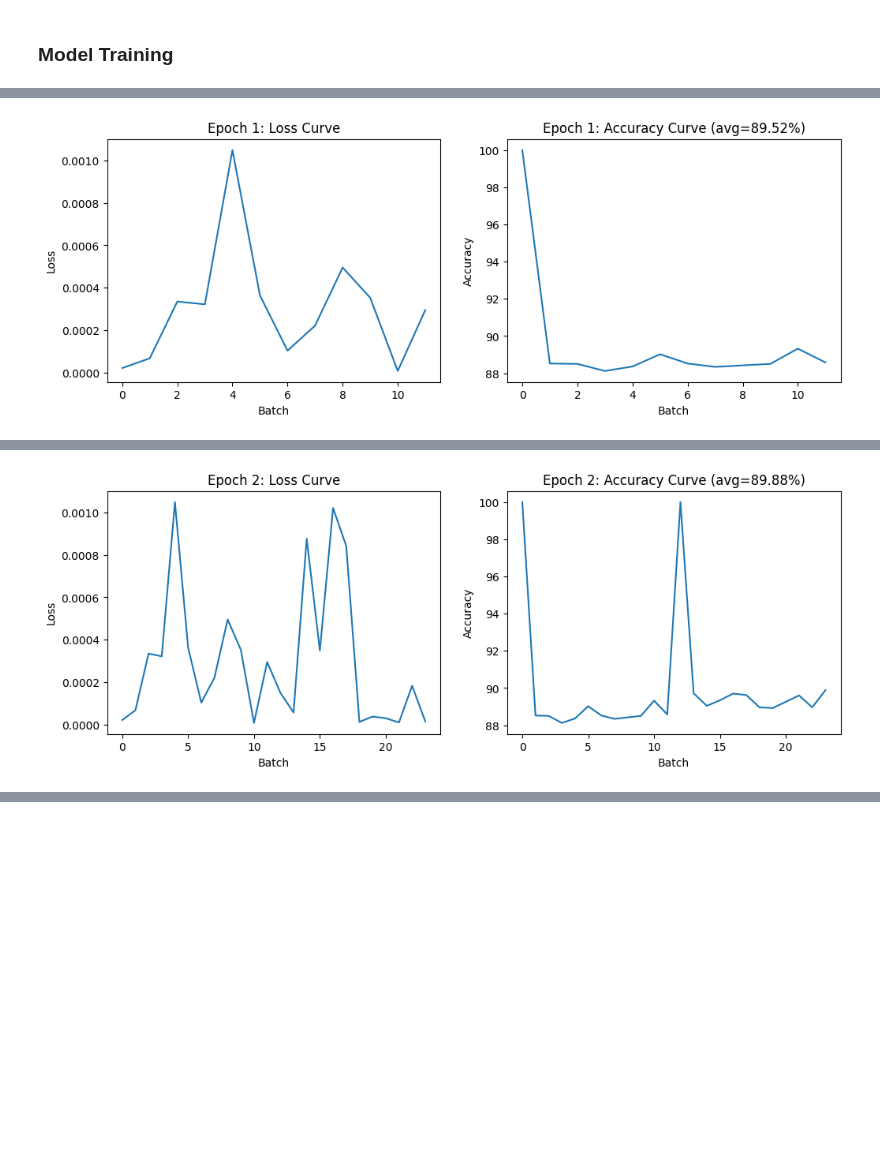
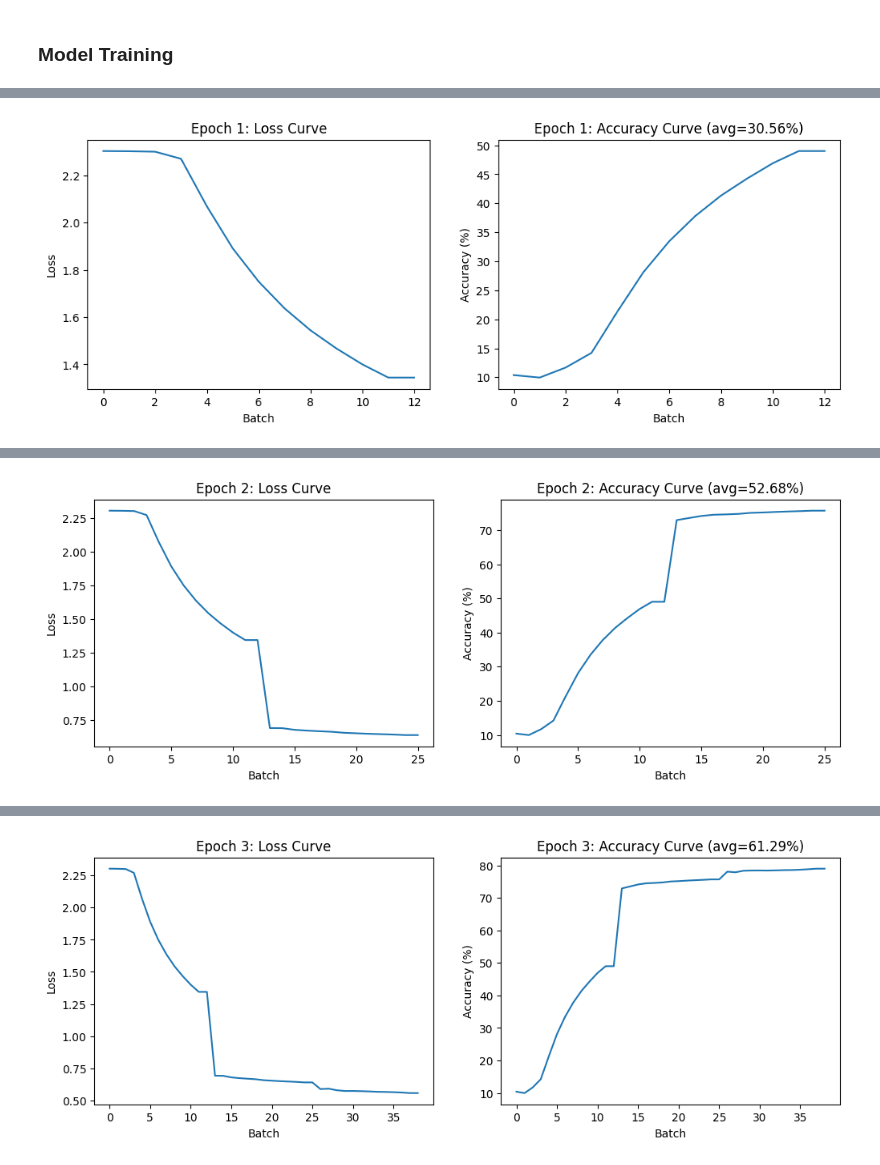
Before and after one commit to awesomecosmos/my-computer-vision-experiments, a Jupyter notebook: code/my_fashion_mnist.ipynb, the cells around one changed output, grey strips where cells are left out. Cells and saved outputs as stored; diff of their text form; code cells hidden in the pictures; blank space fills up the shorter version.

```diff
--- a/code/my_fashion_mnist.ipynb
+++ b/code/my_fashion_mnist.ipynb
@@ -130,7 +130,7 @@ class MyFashionClassifier(nn.Module):
         if self.pool_type == 'max':
             self.pool = nn.MaxPool2d(kernel_size=my_params['pool_kernel_size'], stride=my_params['pool_stride'])
         elif self.pool_type == 'avg':
-            self.pool_type = nn.AvgPool2d(kernel_size=my_params['pool_kernel_size'], stride=my_params['pool_stride'])
+            self.pool = nn.AvgPool2d(kernel_size=my_params['pool_kernel_size'], stride=my_params['pool_stride'])
 
         self.activation_type = my_params['activation_type']
 
@@ -224,7 +224,7 @@ my_params = {
     'conv_stride':1,
     'pool_stride':2,
     # desired pooling type - either of {'max', 'avg'}
-    'pool_type': 'max',
+    'pool_type': 'avg',
     # desired activation - either of {'relu', 'sigmoid', 'tanh'}
     'activation_type': 'relu',
     # optimizer - either of {'sgd', 'adam'}
@@ -283,25 +270,23 @@ def plot_loss_accuracy_curves(losses, accuracies, epoch_num):
     plt.plot(accuracies)
     plt.title(f'Epoch {epoch_num}: Accuracy Curve (avg={np.round(np.mean(accuracies),2)}%)')
     plt.xlabel('Batch')
-    plt.ylabel('Accuracy')
+    plt.ylabel('Accuracy (%)')
     plt.show()
 # %% [markdown]
 ### Model Training
 # %%
 def train_model(
         model, params, optimizer, loss_fn, training_loader, num_epochs=10
-        ):
+    ):
 
     losses = []
     accuracies = []
 
     # iterating over number of epochs
     for epoch in range(num_epochs):
-        current_loss = 0
-        total_correct = 0
-        total_samples = 0
-
-
+        epoch_loss = 0
+        epoch_correct = 0
+        epoch_samples = 0
 
         for i, (inputs, labels) in enumerate(training_loader):
             model.train()
@@ -311,25 +296,28 @@ def train_model(
             loss.backward()
             optimizer.step()
 
-            current_loss = loss.item()
+            epoch_loss += loss.item()
 
             predicted = torch.argmax(outputs, 1)
-            total_correct += (predicted == labels).sum().item() # look into settubg them as long integers
-            total_samples += labels.size(0)
+            epoch_correct += (predicted == labels).sum().item()
+            epoch_samples += labels.size(0)
 
-            if i % 1000 == 0:
+            if (i + 1) % 1000 == 0:
+                batch_loss = epoch_loss / (i + 1)
+                losses.append(batch_loss)
 
-                last_loss = current_loss / 1000
-                losses.append(last_loss)
-
-                accuracy = 100 * total_correct / total_samples
+                accuracy = 100 * epoch_correct / epoch_samples
                 accuracies.append(accuracy)
 
-                print(f'Epoch [{epoch+1}/{num_epochs}], Batch {i+1}, Loss: {loss.item():.4f}, Accuracy: {accuracy:.4f}')
+                print(f'Epoch [{epoch+1}/{num_epochs}], Batch {i+1}, Loss: {batch_loss:.4f}, Accuracy: {accuracy:.4f}')
 
-                current_loss = 0
-                total_correct = 0
-                total_samples = 0
+        # End of epoch logging
+        epoch_loss_avg = epoch_loss / len(training_loader)
+        losses.append(epoch_loss_avg)
+        accuracy = 100 * epoch_correct / epoch_samples
+        accuracies.append(accuracy)
+
+        print(f'Epoch [{epoch+1}/{num_epochs}], Loss: {epoch_loss_avg:.4f}, Accuracy: {accuracy:.4f}')
 
         plot_loss_accuracy_curves(losses, accuracies, epoch+1)
 
@@ -341,6 +329,6 @@ losses, accuracies = train_model(
     optimizer=my_optimizer,
     loss_fn=loss_fn,
     training_loader=training_loader,
-    num_epochs=2
+    num_epochs=5
     )
 # %% [output]
@@ -359 +348 @@ Epoch [1/2], Batch 11001, Loss: 0.2952, Accuracy: 88.5800
-[figure, old version]
+[figure, new version]
@@ -372 +362 @@ Epoch [2/2], Batch 11001, Loss: 0.0149, Accuracy: 89.8800
-[figure, old version]
+[figure, new version]
@@ -372,0 +376 @@ Epoch [2/2], Batch 11001, Loss: 0.0149, Accuracy: 89.8800
+[figure, added]
```
Also changed, not shown: parts of 3 cells of this notebook.
